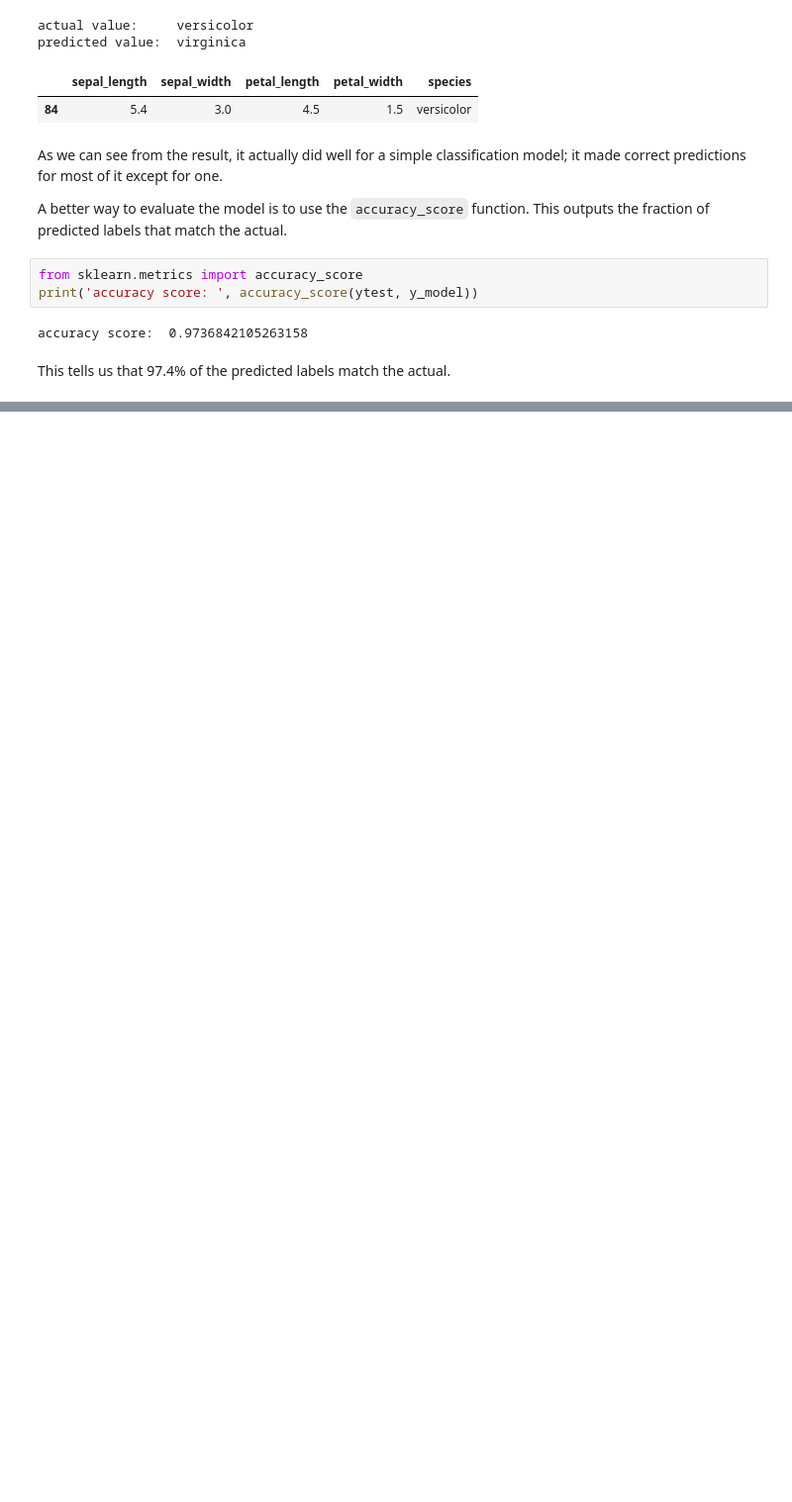
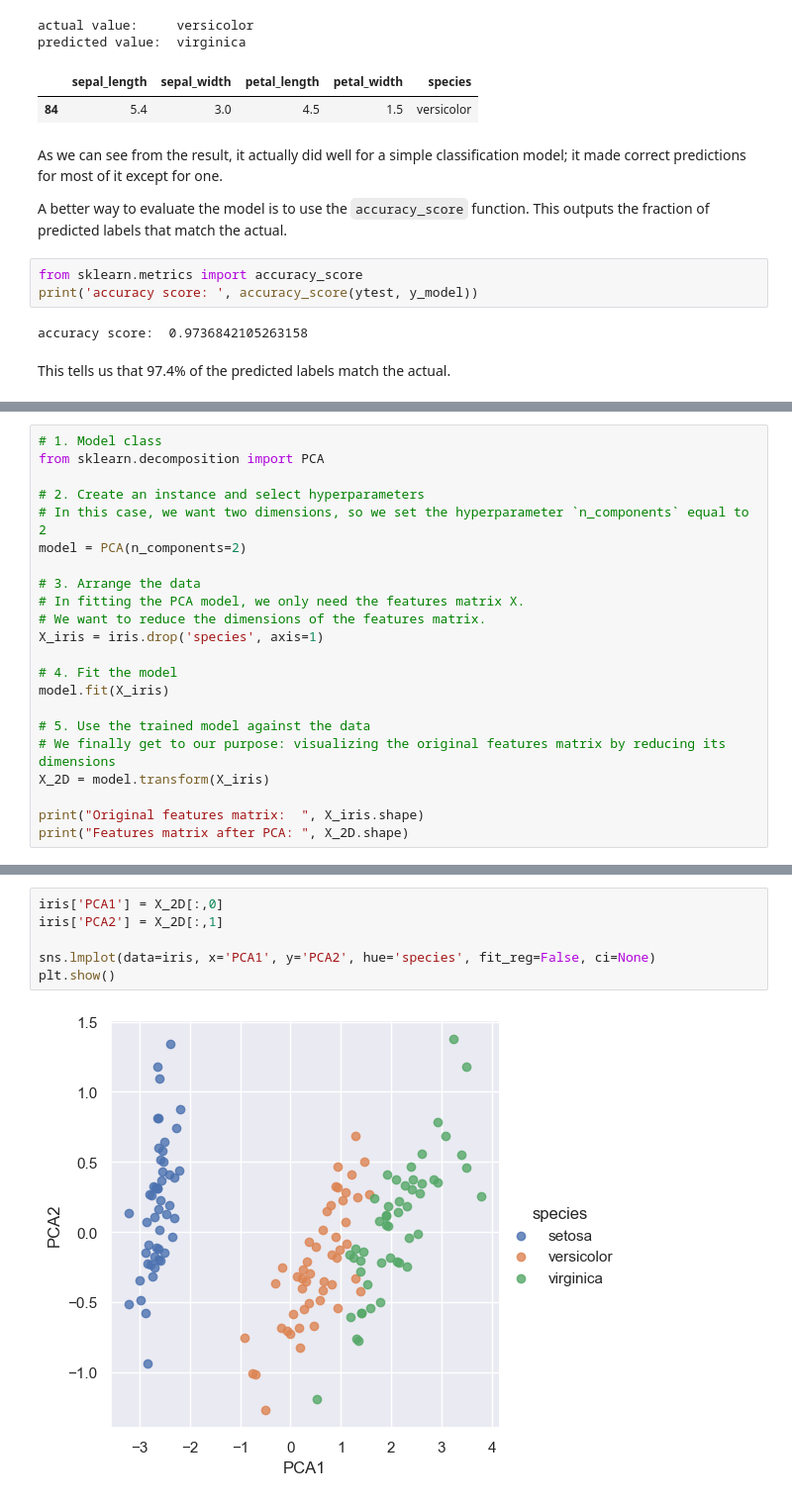
Before and after one commit to svd-jelo/IBM-Data-Science-Specialization, a Jupyter notebook: Course-9_Machine-Learning/notebooks/NB1_Intro-to-Scikit-Learn.ipynb, the cells around one changed output, grey strips where cells are left out. Shown at 99% size. Cells and saved outputs as stored; diff of their text form; blank space fills up the shorter version.

Commit message:
Finished intro to sklearn section

```diff
--- a/Course-9_Machine-Learning/notebooks/NB1_Intro-to-Scikit-Learn.ipynb
+++ b/Course-9_Machine-Learning/notebooks/NB1_Intro-to-Scikit-Learn.ipynb
@@ -231,0 +234,22 @@ This tells us that 97.4% of the predicted labels match the actual.
+# %%
+# 1. Model class
+from sklearn.decomposition import PCA
+
+# 2. Create an instance and select hyperparameters
+# In this case, we want two dimensions, so we set the hyperparameter `n_components` equal to 2
+model = PCA(n_components=2)
+
+# 3. Arrange the data
+# In fitting the PCA model, we only need the features matrix X.
+# We want to reduce the dimensions of the features matrix.
+X_iris = iris.drop('species', axis=1)
+
+# 4. Fit the model
+model.fit(X_iris)
+
+# 5. Use the trained model against the data
+# We finally get to our purpose: visualizing the original features matrix by reducing its dimensions
+X_2D = model.transform(X_iris)
+
+print("Original features matrix:  ", X_iris.shape)
+print("Features matrix after PCA: ", X_2D.shape)
@@ -231,0 +265,8 @@ This tells us that 97.4% of the predicted labels match the actual.
+# %%
+iris['PCA1'] = X_2D[:,0]
+iris['PCA2'] = X_2D[:,1]
+
+sns.lmplot(data=iris, x='PCA1', y='PCA2', hue='species', fit_reg=False, ci=None)
+plt.show()
+# %% [output]
+[figure, added]
```
Also changed, not shown: parts of 33 cells of this notebook.
